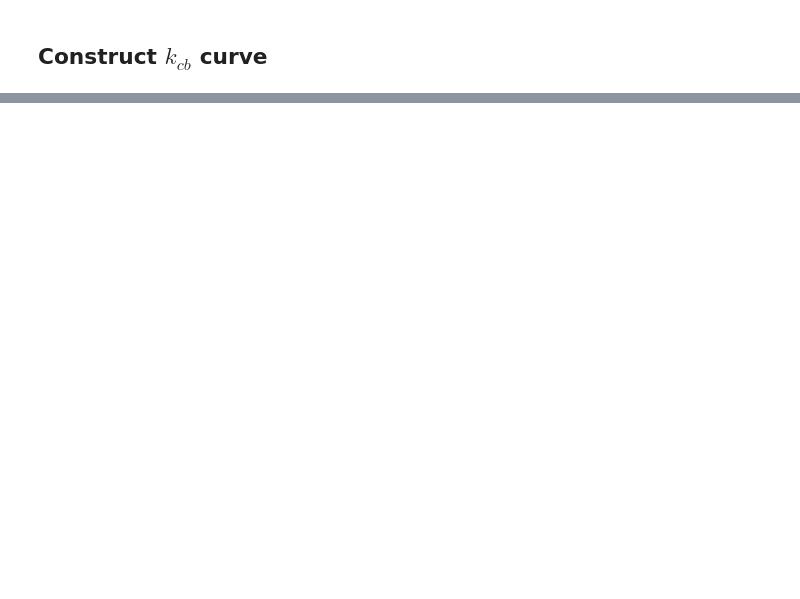
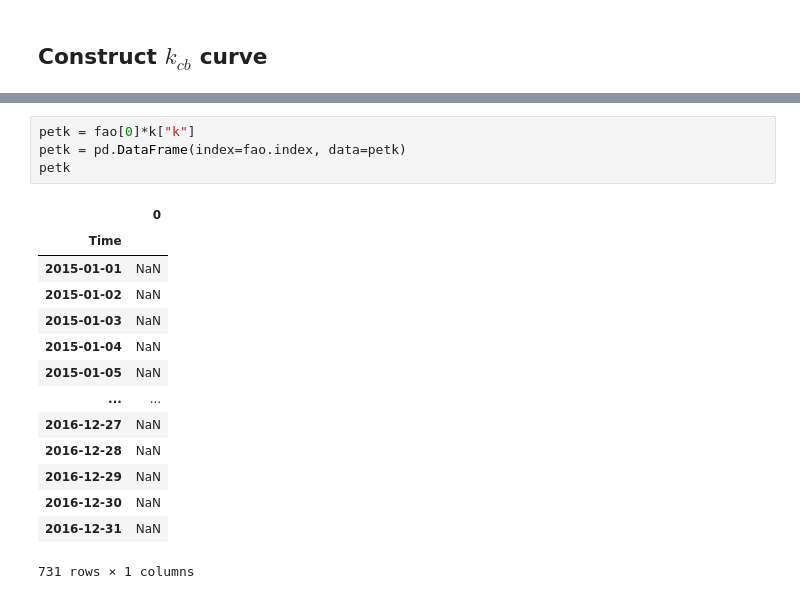
Before and after one commit to pyet-org/pyet, a Jupyter notebook: Analyze_PET_models.ipynb, the cells around one changed output, grey strips where cells are left out. Saved outputs shown, nothing was run; the diff lists cells and outputs as text; blank space fills up the shorter version.

```diff
--- a/Analyze_PET_models.ipynb
+++ b/Analyze_PET_models.ipynb
@@ -299,3 +299,22 @@ plt.savefig('kcb_2015-2017.png')
+# %%
+petk = fao[0]*k["k"]
+petk = pd.DataFrame(index=fao.index, data=petk)
+petk
+# %% [output]
+|  | 0 |
+| Time |  |
+| 2015-01-01 | NaN |
+| 2015-01-02 | NaN |
+| 2015-01-03 | NaN |
+| 2015-01-04 | NaN |
+| 2015-01-05 | NaN |
+| ... | ... |
+| 2016-12-27 | NaN |
+| 2016-12-28 | NaN |
+| 2016-12-29 | NaN |
+| 2016-12-30 | NaN |
+| 2016-12-31 | NaN |
+731 rows × 1 columns
 # %%
 fig,ax = plt.subplots()
 plt.plot(lysid.index, lysid["GS-2"])
```
Also changed, not shown: parts of 12 cells of this notebook, 50 other files.
